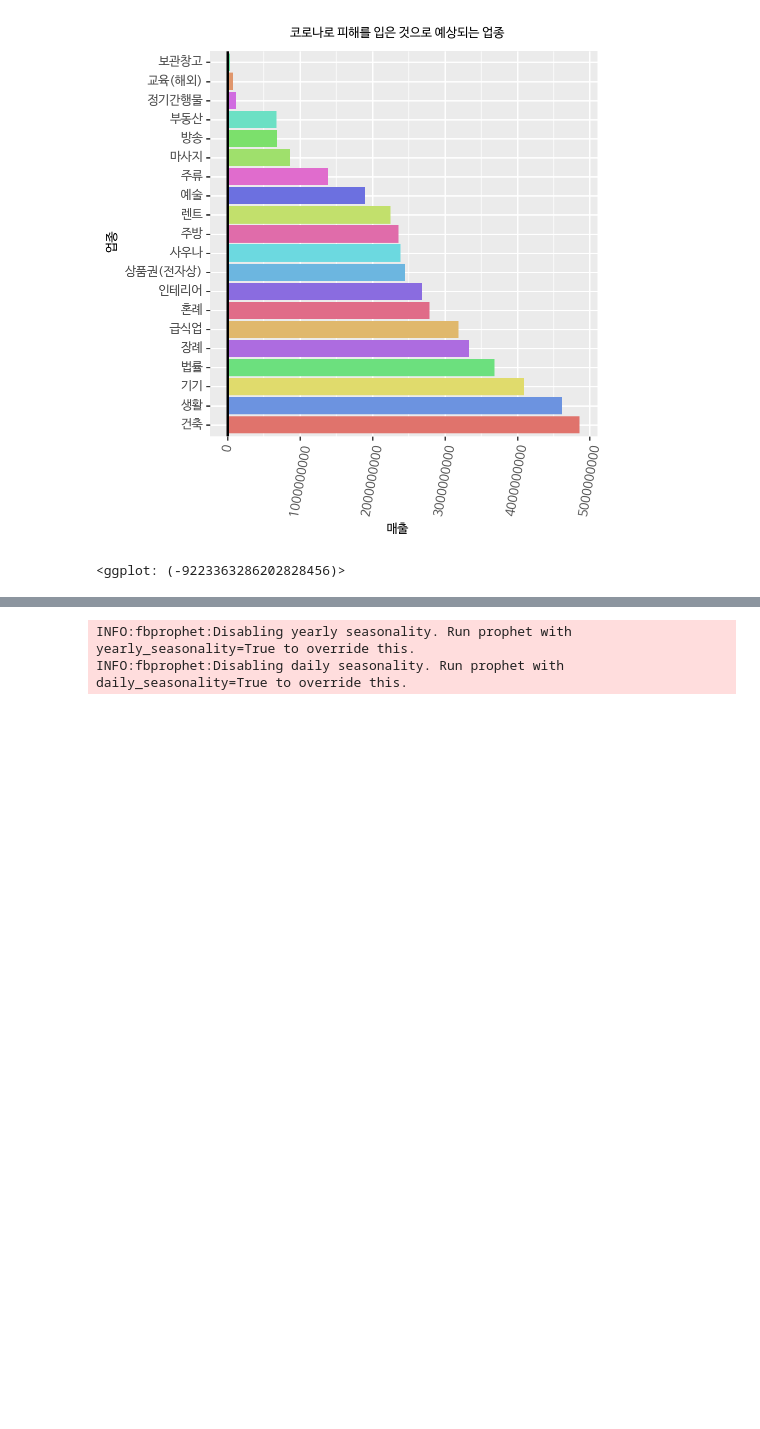
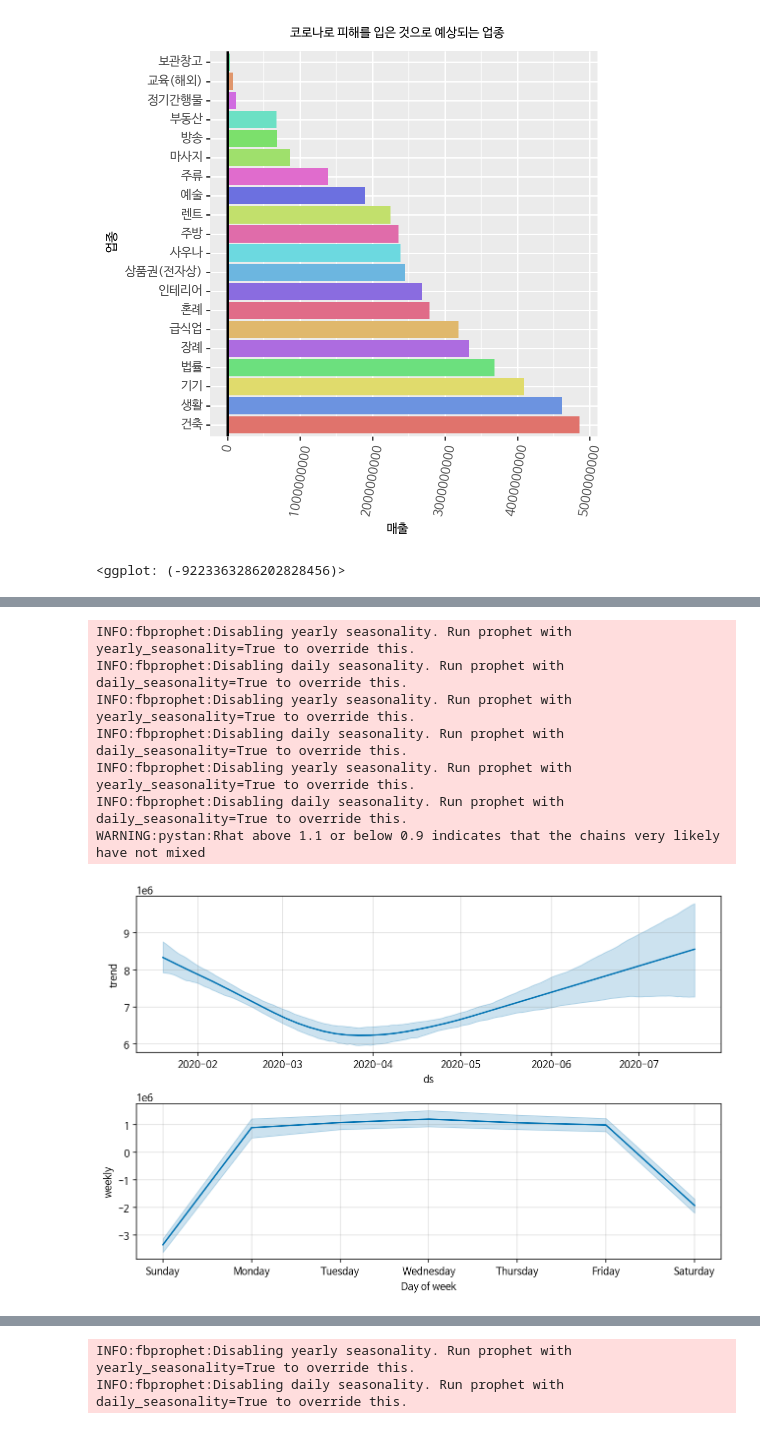
Before and after one commit to inuinseoul/2020teammate, a Jupyter notebook: covid_5ohyun.ipynb, the cells around one changed output, grey strips where cells are left out. Drawn from its saved outputs; the diff is of its cells as text; code cells hidden in the pictures; blank space fills up the shorter version.

```diff
--- a/covid_5ohyun.ipynb
+++ b/covid_5ohyun.ipynb
@@ -407,0 +367,23 @@ p + theme(
+# %%
+after_sub=total[(total['date'] >= '2020-01-20')]
+after_sub.reset_index(drop=True,inplace=True)
+
+distance_prophet = after_sub.rename(columns={'date': 'ds','subway_count': 'y'})
+distance_prophet.head()
+m=Prophet()
+m.fit(distance_prophet)
+future=m.make_future_dataframe(periods=50)
+forecast = Prophet(interval_width=0.95).fit(distance_prophet).predict(future)
+#시즈널리티의 불확실성을 알기 위해 베이지안 샘플링을 사용해야 함,mcmc.samples 파라미터를 사용. 이 값을 사용하면 최초 n일에 대해 적용한다는 뜻
+m = Prophet(mcmc_samples=62)
+forecast = m.fit(distance_prophet).predict(future)
+fig = m.plot_components(forecast)
+# %% [output]
+INFO:fbprophet:Disabling yearly seasonality. Run prophet with yearly_seasonality=True to override this.
+INFO:fbprophet:Disabling daily seasonality. Run prophet with daily_seasonality=True to override this.
+INFO:fbprophet:Disabling yearly seasonality. Run prophet with yearly_seasonality=True to override this.
+INFO:fbprophet:Disabling daily seasonality. Run prophet with daily_seasonality=True to override this.
+INFO:fbprophet:Disabling yearly seasonality. Run prophet with yearly_seasonality=True to override this.
+INFO:fbprophet:Disabling daily seasonality. Run prophet with daily_seasonality=True to override this.
+WARNING:pystan:Rhat above 1.1 or below 0.9 indicates that the chains very likely have not mixed
+[figure, added]
```
Also changed, not shown: parts of 46 cells of this notebook.
